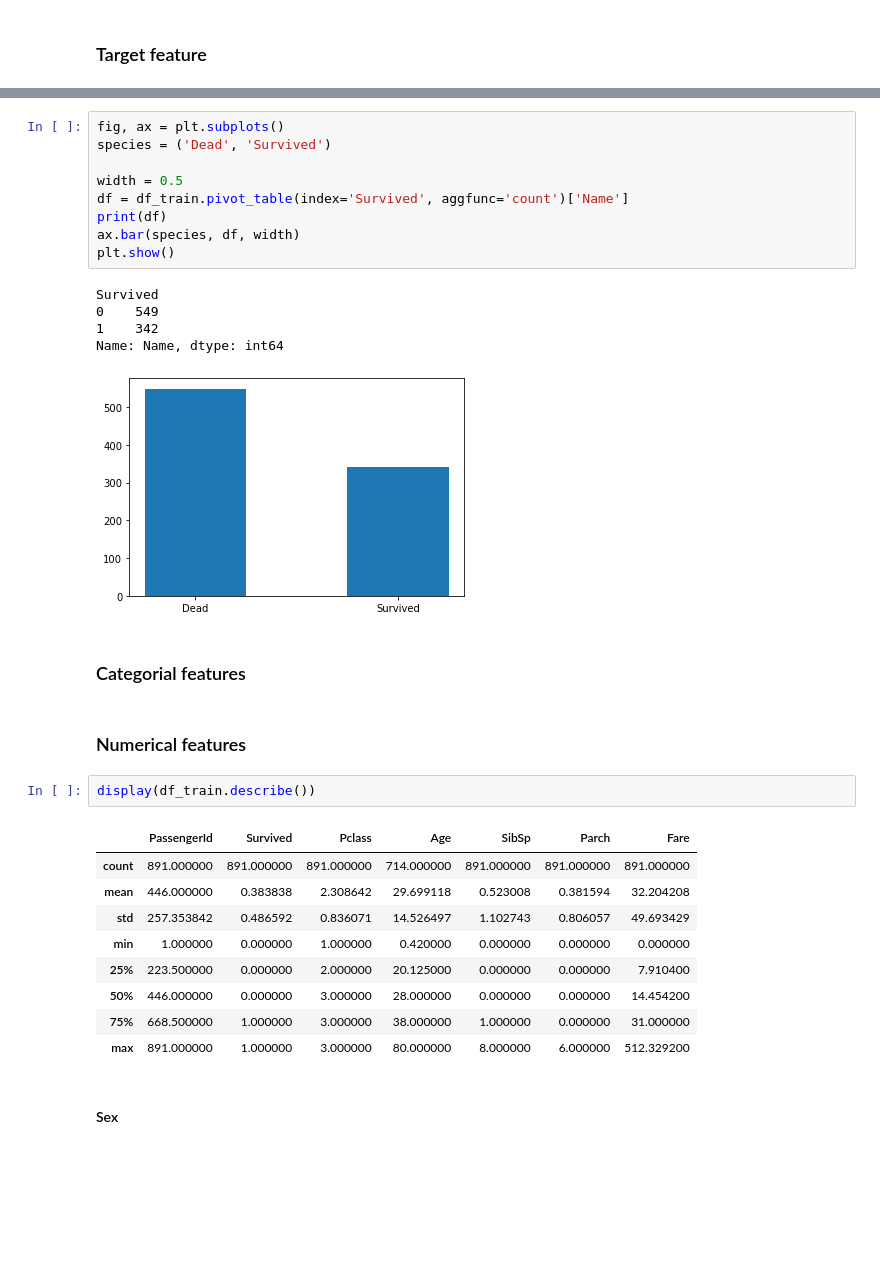
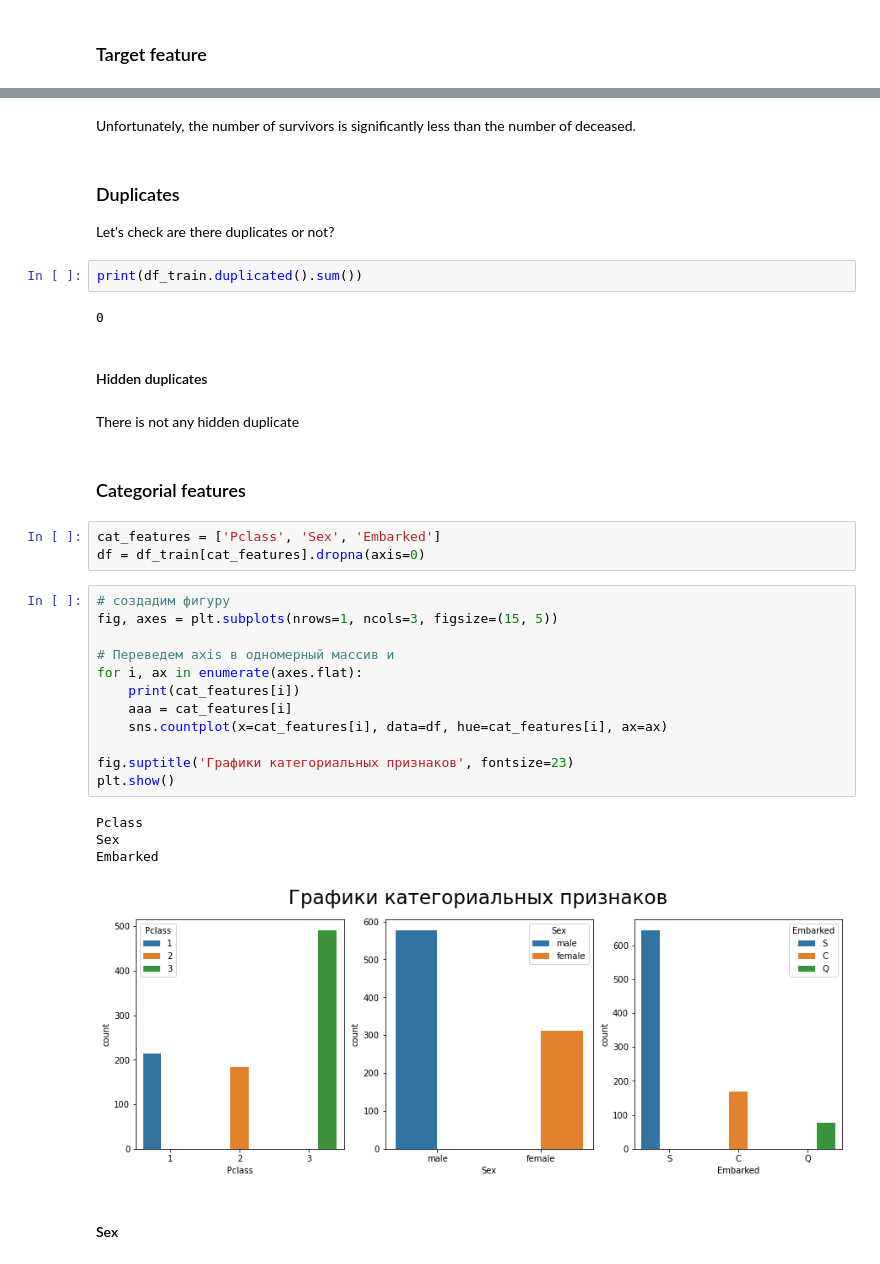
Before and after one commit to Pereyro/kaggle, a Jupyter notebook: TitanicCompetition/TitanicCompetition.ipynb, the cells around one changed output, grey strips where cells are left out. Saved outputs shown, nothing was run; the diff lists cells and outputs as text; blank space fills up the shorter version.

```diff
--- a/TitanicCompetition/TitanicCompetition.ipynb
+++ b/TitanicCompetition/TitanicCompetition.ipynb
@@ -250,34 +233,38 @@ sns.countplot(x='Survived', data=df_train)
-# %%
-fig, ax = plt.subplots()
-species = ('Dead', 'Survived')
-
-width = 0.5
-df = df_train.pivot_table(index='Survived', aggfunc='count')['Name']
-print(df)
-ax.bar(species, df, width)
-plt.show()
-# %% [output]
-Survived
-0    549
-1    342
-Name: Name, dtype: int64
-[figure]
+# %% [markdown]
+Unfortunately, the number of survivors is significantly less than the number of deceased.
+# %% [markdown]
+### Duplicates
+Let's check are there duplicates or not?
+# %%
+print(df_train.duplicated().sum())
+# %% [output]
+0
+# %% [markdown]
+#### Hidden duplicates
+# %% [markdown]
+There is not any hidden duplicate
 # %% [markdown]
 ### Categorial features
-# %% [markdown]
-### Numerical features
-# %%
-display(df_train.describe())
-# %% [output]
-|  | PassengerId | Survived | Pclass | Age | SibSp | Parch | Fare |
-| count | 891.000000 | 891.000000 | 891.000000 | 714.000000 | 891.000000 | 891.000000 | 891.000000 |
-| mean | 446.000000 | 0.383838 | 2.308642 | 29.699118 | 0.523008 | 0.381594 | 32.204208 |
-| std | 257.353842 | 0.486592 | 0.836071 | 14.526497 | 1.102743 | 0.806057 | 49.693429 |
-| min | 1.000000 | 0.000000 | 1.000000 | 0.420000 | 0.000000 | 0.000000 | 0.000000 |
-| 25% | 223.500000 | 0.000000 | 2.000000 | 20.125000 | 0.000000 | 0.000000 | 7.910400 |
-| 50% | 446.000000 | 0.000000 | 3.000000 | 28.000000 | 0.000000 | 0.000000 | 14.454200 |
-| 75% | 668.500000 | 1.000000 | 3.000000 | 38.000000 | 1.000000 | 0.000000 | 31.000000 |
-| max | 891.000000 | 1.000000 | 3.000000 | 80.000000 | 8.000000 | 6.000000 | 512.329200 |
+# %%
+cat_features = ['Pclass', 'Sex', 'Embarked']
+df = df_train[cat_features].dropna(axis=0)
+# %%
+# создадим фигуру
+fig, axes = plt.subplots(nrows=1, ncols=3, figsize=(15, 5))
+
+# Переведем axis в одномерный массив и
+for i, ax in enumerate(axes.flat):
+    print(cat_features[i])
+    aaa = cat_features[i]
+    sns.countplot(x=cat_features[i], data=df, hue=cat_features[i], ax=ax)
+
+fig.suptitle('Графики категориальных признаков', fontsize=23)
+plt.show()
+# %% [output]
+Pclass
+Sex
+Embarked
+[figure, new version]
 # %% [markdown]
 #### Sex
 # %%
```
Also changed, not shown: parts of 12 cells of this notebook.
